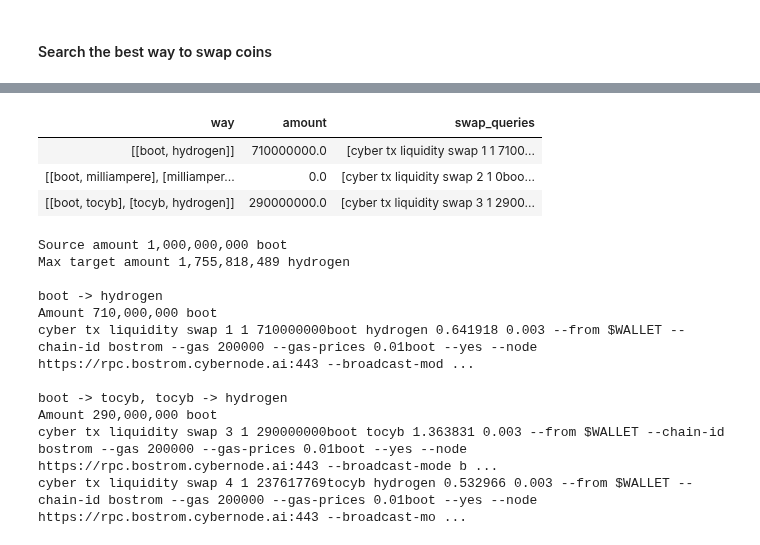
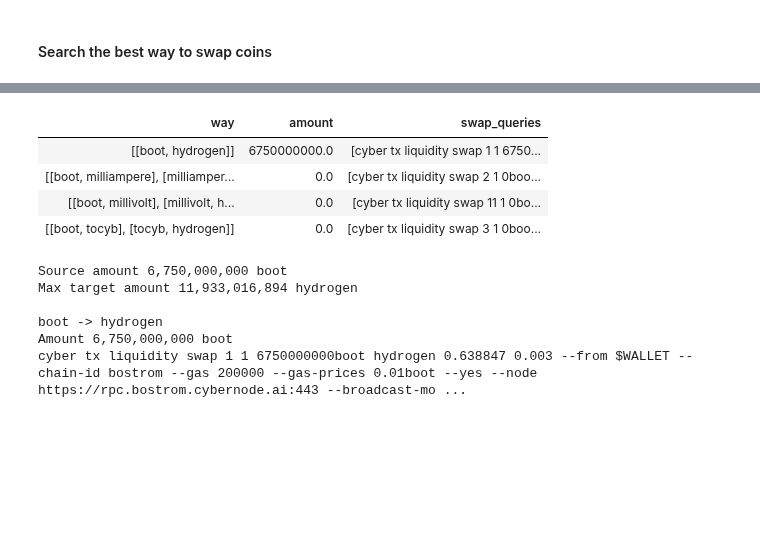
Before and after one commit to Snedashkovsky/cyber-arbitrage, a Jupyter notebook: swap_optimization.ipynb, the cells around one changed output, grey strips where cells are left out. Saved outputs shown, nothing was run; the diff lists cells and outputs as text; code cells hidden in the pictures; blank space fills up the shorter version.

```diff
--- a/swap_optimization.ipynb
+++ b/swap_optimization.ipynb
@@ -9,7 +9,7 @@ from config import BOSTROM_NODE_URL, POOL_FEE
 
 source_coin = 'boot'
 target_coin = 'hydrogen'
-source_amount = 1_000_000_000
+source_amount = 6_750_000_000
 max_slippage = 0.15
 min_path_decrease_premium = 0.005
 # %% [markdown]
@@ -164,28 +168,24 @@ def get_best_swap(ways: list,
     return pd.DataFrame(zip(ways, _swap_max_amount_list[0], _swap_max_amount_list[1]), columns=['way', 'amount', 'swap_queries']), \
         _swap_amount_df['swap_result'].max()
 # %%
-best_swap_df, max_result = get_best_swap(ways=ways, number_points=100)
+best_swap_df, max_result = get_best_swap(ways=ways, number_points=25)
 display(HTML(best_swap_df.to_html(index=False, notebook=True, show_dimensions=False)))
 print(f'Source amount {source_amount:>,} {source_coin}\nMax target amount {int(max_result):>,} {target_coin}\n')
 
 for index, row in best_swap_df.iterrows():
     if row.amount > 0:
         print(f'{way_to_str(row.way)}')
         print(f'Amount {int(row.amount):>,} {source_coin}')
         print('\n'.join(row.swap_queries), '\n')
 # %% [output]
 | way | amount | swap_queries |
-| [[boot, hydrogen]] | 710000000.0 | [cyber tx liquidity swap 1 1 7100... |
+| [[boot, hydrogen]] | 6750000000.0 | [cyber tx liquidity swap 1 1 6750... |
 | [[boot, milliampere], [milliamper... | 0.0 | [cyber tx liquidity swap 2 1 0boo... |
-| [[boot, tocyb], [tocyb, hydrogen]] | 290000000.0 | [cyber tx liquidity swap 3 1 2900... |
+| [[boot, millivolt], [millivolt, h... | 0.0 | [cyber tx liquidity swap 11 1 0bo... |
+| [[boot, tocyb], [tocyb, hydrogen]] | 0.0 | [cyber tx liquidity swap 3 1 0boo... |
-Source amount 1,000,000,000 boot
-Max target amount 1,755,818,489 hydrogen
+Source amount 6,750,000,000 boot
+Max target amount 11,933,016,894 hydrogen
 
 boot -> hydrogen
-Amount 710,000,000 boot
-cyber tx liquidity swap 1 1 710000000boot hydrogen 0.641918 0.003 --from $WALLET --chain-id bostrom --gas 200000 --gas-prices 0.01boot --yes --node https://rpc.bostrom.cybernode.ai:443 --broadcast-mod ...
-
-boot -> tocyb, tocyb -> hydrogen
-Amount 290,000,000 boot
-cyber tx liquidity swap 3 1 290000000boot tocyb 1.363831 0.003 --from $WALLET --chain-id bostrom --gas 200000 --gas-prices 0.01boot --yes --node https://rpc.bostrom.cybernode.ai:443 --broadcast-mode b ...
-cyber tx liquidity swap 4 1 237617769tocyb hydrogen 0.532966 0.003 --from $WALLET --chain-id bostrom --gas 200000 --gas-prices 0.01boot --yes --node https://rpc.bostrom.cybernode.ai:443 --broadcast-mo ...
+Amount 6,750,000,000 boot
+cyber tx liquidity swap 1 1 6750000000boot hydrogen 0.638847 0.003 --from $WALLET --chain-id bostrom --gas 200000 --gas-prices 0.01boot --yes --node https://rpc.bostrom.cybernode.ai:443 --broadcast-mo ...
```
Also changed, not shown: parts of 3 cells of this notebook, 3 other files.
